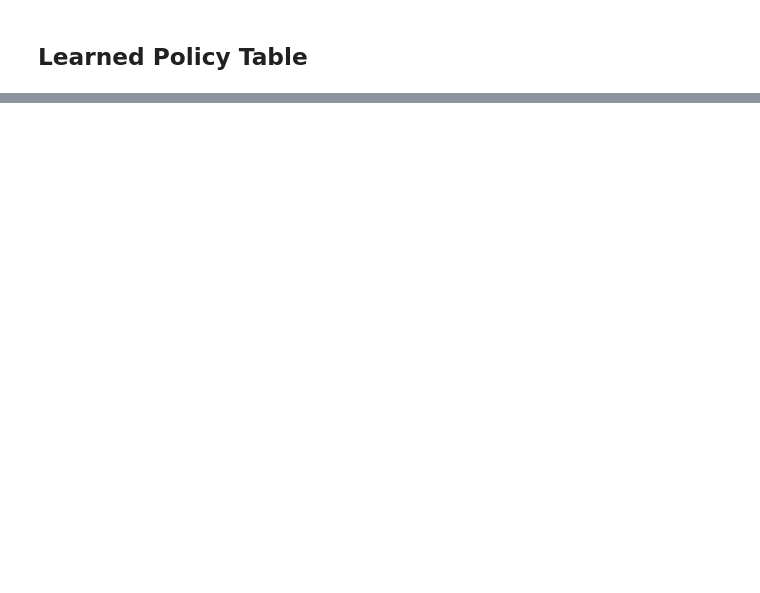
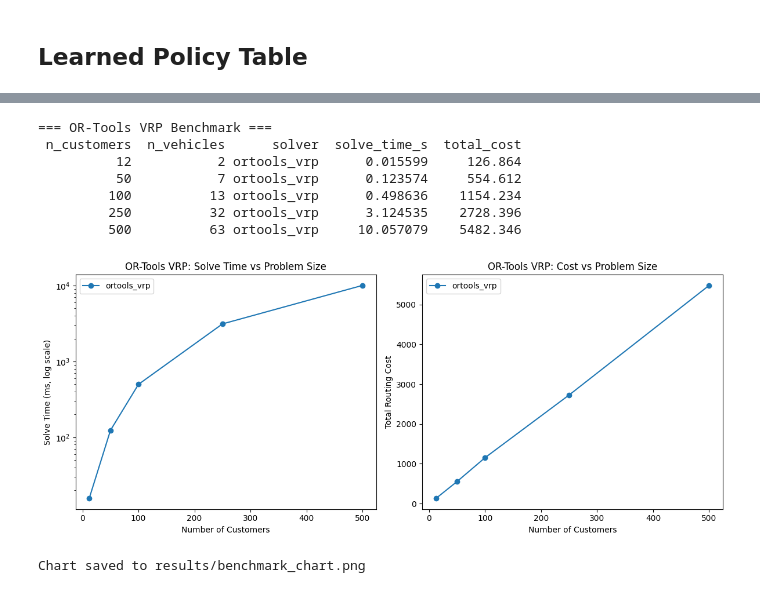
Before and after one commit to bchadburn/optimize_routing, a Jupyter notebook: comparison.ipynb, the cells around one changed output, grey strips where cells are left out. Cells and saved outputs as stored; diff of their text form; code cells hidden in the pictures; blank space fills up the shorter version.

```diff
--- a/comparison.ipynb
+++ b/comparison.ipynb
@@ -57,0 +91,47 @@ pivot
+# %%
+import csv
+import pandas as pd
+import matplotlib.pyplot as plt
+from pathlib import Path
+
+# --- Benchmark: solve time vs problem size ---
+benchmark_path = Path("results/cuopt_benchmark.csv")
+if benchmark_path.exists():
+    df = pd.read_csv(benchmark_path)
+    print("=== OR-Tools VRP Benchmark ===")
+    print(df.to_string(index=False))
+
+    fig, (ax1, ax2) = plt.subplots(1, 2, figsize=(12, 5))
+    for solver in df["solver"].unique():
+        sub = df[df["solver"] == solver].sort_values("n_customers")
+        ax1.plot(sub["n_customers"], sub["solve_time_s"] * 1000, marker="o", label=solver)
+    ax1.set_xlabel("Number of Customers")
+    ax1.set_ylabel("Solve Time (ms, log scale)")
+    ax1.set_title("OR-Tools VRP: Solve Time vs Problem Size")
+    ax1.set_yscale("log")
+    ax1.legend()
+
+    for solver in df["solver"].unique():
+        sub = df[df["solver"] == solver].sort_values("n_customers")
+        ax2.plot(sub["n_customers"], sub["total_cost"], marker="o", label=solver)
+    ax2.set_xlabel("Number of Customers")
+    ax2.set_ylabel("Total Routing Cost")
+    ax2.set_title("OR-Tools VRP: Cost vs Problem Size")
+    ax2.legend()
+
+    plt.tight_layout()
+    plt.savefig("results/benchmark_chart.png", dpi=150)
+    plt.show()
+    print("Chart saved to results/benchmark_chart.png")
+else:
+    print("Run: uv run python -m rl.benchmark")
+# %% [output]
+=== OR-Tools VRP Benchmark ===
+ n_customers  n_vehicles      solver  solve_time_s  total_cost
+          12           2 ortools_vrp      0.015599     126.864
+          50           7 ortools_vrp      0.123574     554.612
+         100          13 ortools_vrp      0.498636    1154.234
+         250          32 ortools_vrp      3.124535    2728.396
+         500          63 ortools_vrp     10.057079    5482.346
+[figure, added]
+Chart saved to results/benchmark_chart.png
```
Also changed, not shown: parts of 6 cells of this notebook, 20 other files.
